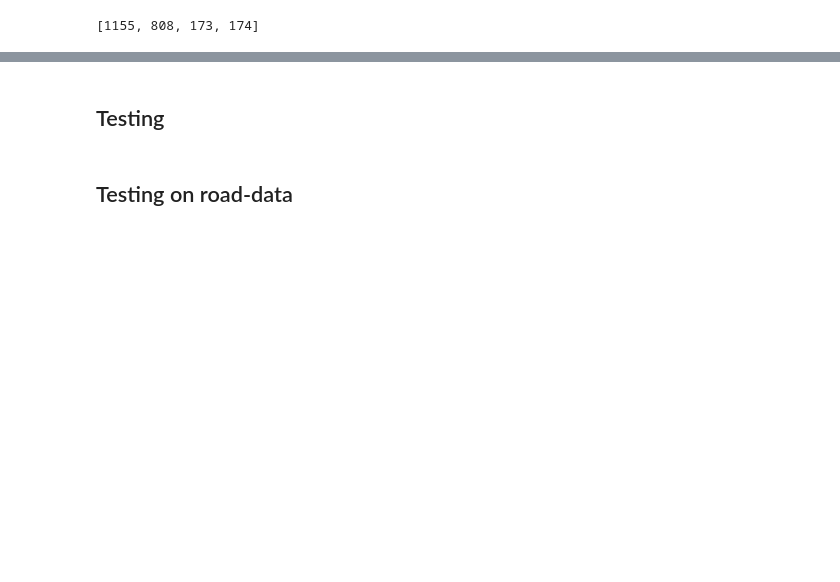
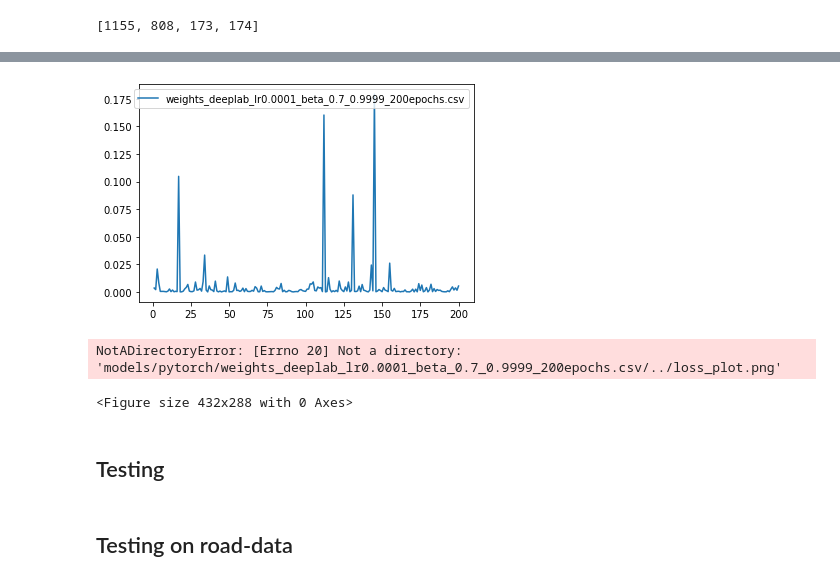
Before and after one commit to legendenomgeorg/roadkill_detection, a Jupyter notebook: train_deeplab.ipynb, the cells around one changed output, grey strips where cells are left out. Drawn from its saved outputs; the diff is of its cells as text; code cells hidden in the pictures; blank space fills up the shorter version.

```diff
--- a/train_deeplab.ipynb
+++ b/train_deeplab.ipynb
@@ -262,3 +304,13 @@ plot_loss_hpt(exp_directory)
+# %%
+# Plotting stats for the full model
+filename = os.path.join("models","pytorch","weights_deeplab_3_lr0.0001_beta_0.9_0.9999.csv")
+y = pd.read_csv(filename)["Validation_auroc"].values
+x = np.arange(len(y))
+plt.plot(x,y, label="Val_auroc")
+y = pd.read_csv(filename)["Validation_f1_score"].values
+x = np.arange(len(y))
+plt.plot(x,y, label="Val_f1")
+plt.legend()
 # %%
 import cv2
 def plot_images_eval(n, model, DataLoader):
@@ -345,6 +454,29 @@ model = torch.load('models/pytorch/weights_deeplab_2.pt')
 model.to("cpu");
 # %%
 #plot_images_eval(2, model, test_dataloader)
+# %%
+# hyper parameter evaluation:
+def plot_loss_csv(csv):
+    csv_path = os.path.join("models","pytorch", csv)
+    y = pd.read_csv(csv_path)["Validation_loss"].values
+    #print(filename, y)
+    x = np.arange(0,len(y))+1
+    #print(name, y)
+    #with plt.style.context("fivethirtyeight"):
+    plt.plot(x,y,label=csv)
+    plt.legend()
+    #plt.rcParams['figure.figsize'] = [40, 2]
+    plt.show()
+    save_path = os.path.join(csv_path, os.pardir,"loss_plot")
+    plt.savefig(save_path)
+
+csv = "weights_deeplab_lr0.0001_beta_0.7_0.9999_200epochs.csv"
+
+plot_loss_csv(csv)
+# %% [output]
+[figure, added]
+NotADirectoryError: [Errno 20] Not a directory: 'models/pytorch/weights_deeplab_lr0.0001_beta_0.7_0.9999_200epochs.csv/../loss_plot.png'
+<Figure size 432x288 with 0 Axes>
 # %% [markdown]
 ## Testing
 # %%
```
Also changed, not shown: parts of 11 cells of this notebook, 36 other files.
